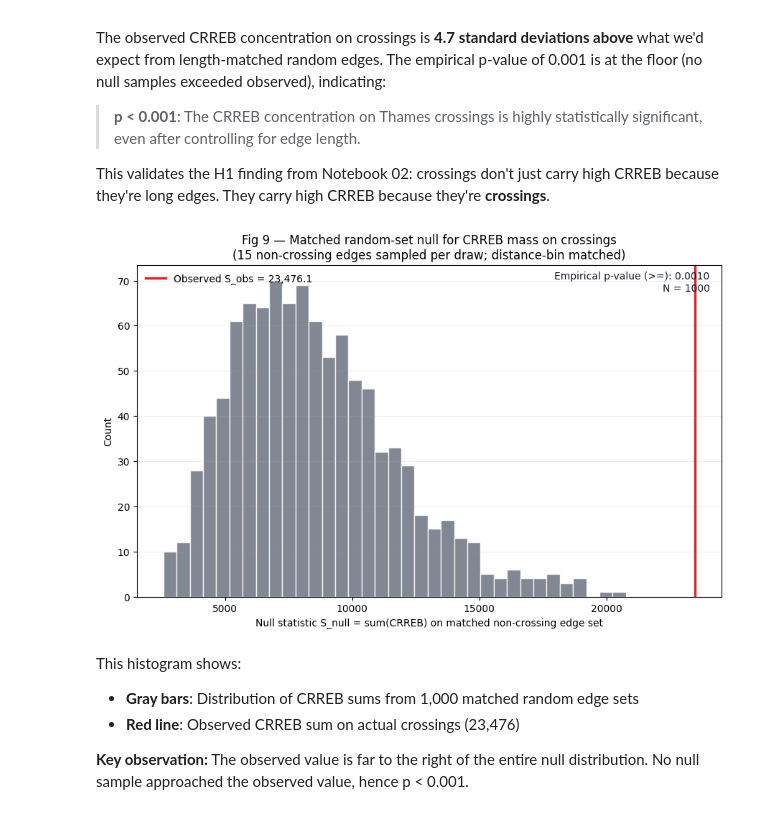
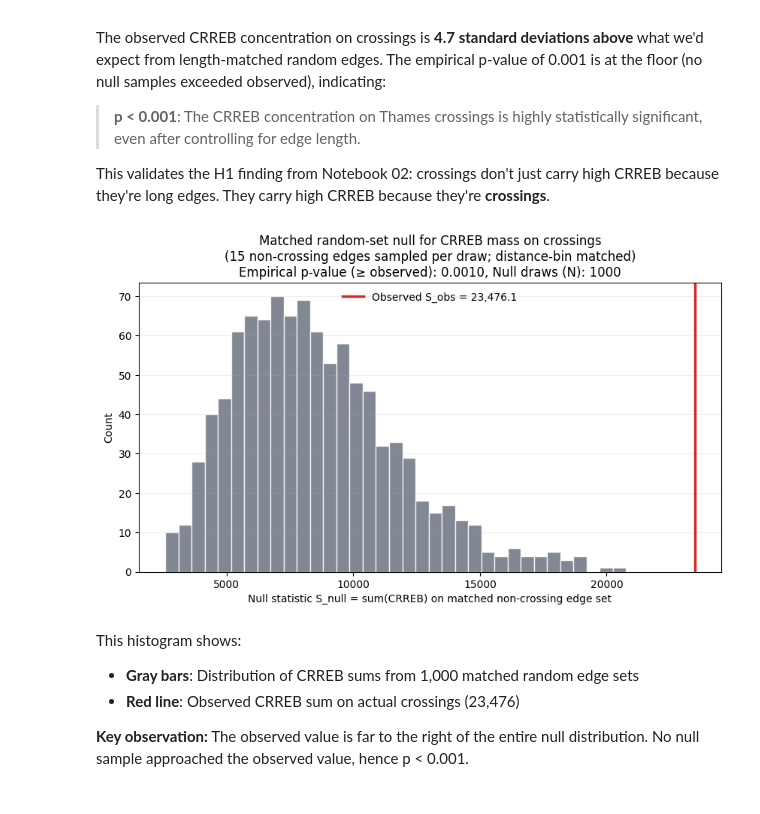
Before and after one commit to imrankhan37/ThamesConnectivityAnalysis, a Jupyter notebook: notebooks/04_h1_validation.ipynb, the cells around one changed output. Saved outputs shown, nothing was run; the diff lists cells and outputs as text; code cells hidden in the pictures.

```diff
--- a/notebooks/04_h1_validation.ipynb
+++ b/notebooks/04_h1_validation.ipynb
@@ -236,33 +236,22 @@ The observed CRREB concentration on crossings is **4.7 standard deviations above
 
 This validates the H1 finding from Notebook 02: crossings don't just carry high CRREB because they're long edges. They carry high CRREB because they're **crossings**.
 # %%
-fig, ax = plt.subplots(figsize=(10.5, 6.0))
+fig, ax = plt.subplots(figsize=(10, 5))
 ax.hist(s_null, bins=35, color="#6b7280", alpha=0.85, edgecolor="white")
 ax.axvline(s_obs, color="#dc2626", lw=2.5, label=f"Observed S_obs = {s_obs:,.1f}")
 ax.set_title(
-    "Fig 9 — Matched random-set null for CRREB mass on crossings\n"
-    "(15 non-crossing edges sampled per draw; distance-bin matched)"
+    "Matched random-set null for CRREB mass on crossings\n"
+    "(15 non-crossing edges sampled per draw; distance-bin matched)\n"
+    f"Empirical p-value (≥ observed): {p_val:.4f}, Null draws (N): {len(s_null)}"
 )
 ax.set_xlabel("Null statistic S_null = sum(CRREB) on matched non-crossing edge set")
 ax.set_ylabel("Count")
 ax.grid(axis="y", alpha=0.2)
 
-txt = f"Empirical p-value (>=): {p_val:.4f}\nN = {len(s_null)}"
-ax.text(
-    0.98,
-    0.98,
-    txt,
-    transform=ax.transAxes,
-    ha="right",
-    va="top",
-    fontsize=10,
-    color="#111827",
-)
-
-ax.legend(loc="upper left", frameon=False)
+ax.legend(frameon=False)
 plt.show()
 # %% [output]
-[figure, old version]
+[figure, new version]
 # %% [markdown]
 This histogram shows:
 - **Gray bars**: Distribution of CRREB sums from 1,000 matched random edge sets
```
